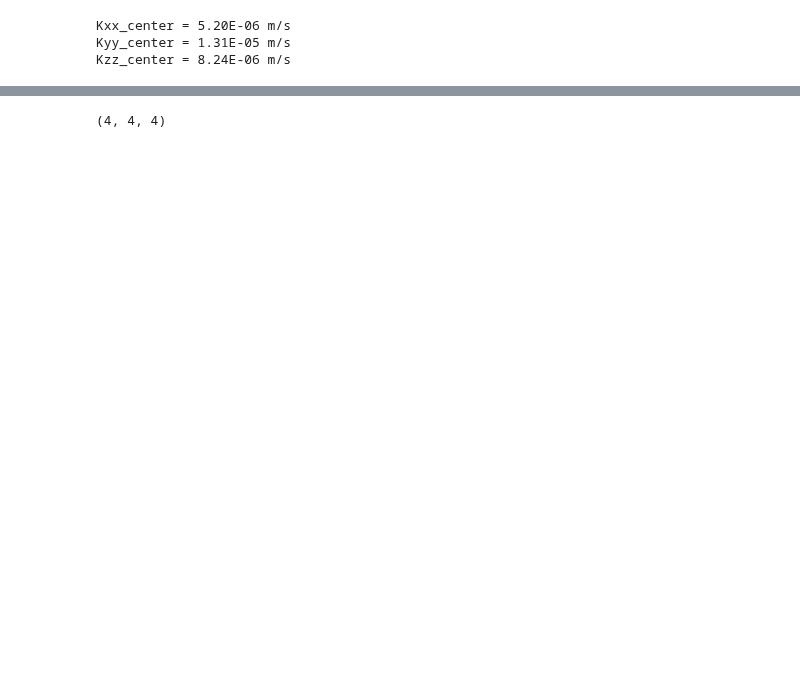
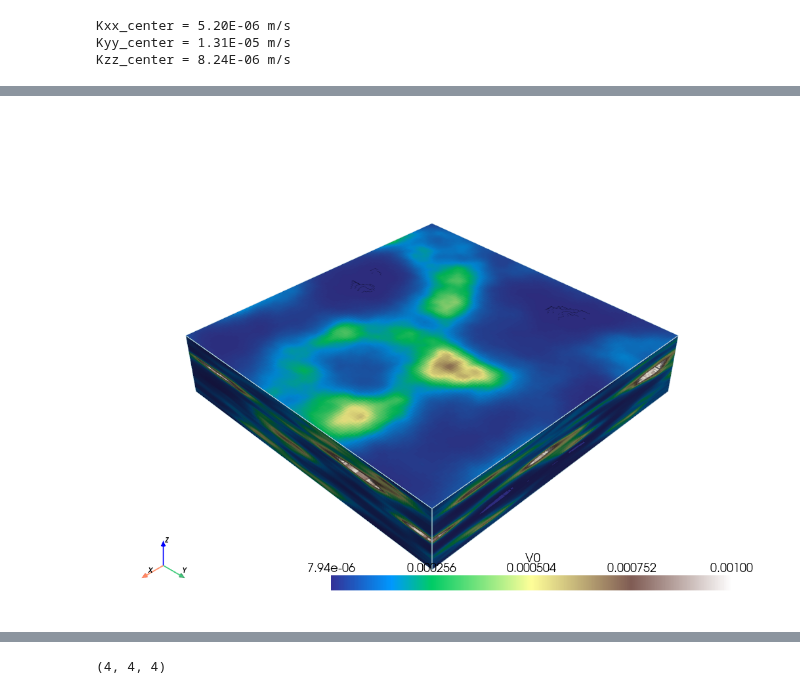
Before and after one commit to randlab/ArchPy, a Jupyter notebook: dev/flow_simulation/upscaling_methods_3D.ipynb, the cells around one changed output, grey strips where cells are left out. Cells and saved outputs as stored; diff of their text form; code cells hidden in the pictures; blank space fills up the shorter version.

```diff
--- a/dev/flow_simulation/upscaling_methods_3D.ipynb
+++ b/dev/flow_simulation/upscaling_methods_3D.ipynb
@@ -1082,6 +1076,7 @@ def upscaling_k(field, dx=1, dy=1, dz=1, method="simplified_renormalization", fa
 # generate a random field
 np.random.seed(3)
 cm = geone.covModel.CovModel3D(elem=[("cubic", {"w":.2, "r":[100, 100, 10]})])
-sim = geone.multiGaussian.multiGaussianRun(cm, (50, 50, 50), (2, 2, .4), [0, 0, 0], mean=-4)
-geone.imgplot3d.drawImage3D_surface(sim, cmap="terrain")
+sim = geone.multiGaussian.multiGaussianRun(cm, (128, 128, 128), (2, 2, .4), [0, 0, 0], mean=-4)
+sim.val = 10**sim.val
+geone.imgplot3d.drawImage3D_surface(sim, cmap="terrain", cmin=10**-5.1, cmax=10**-3)
 # %% [output]
@@ -1088,0 +1083 @@ Widget(value="<iframe src='http://localhost:59810/index.html?ui=P_0x23a4b9ebfd0_
+[figure, added]
```
Also changed, not shown: parts of 30 cells of this notebook, 1 other file.
